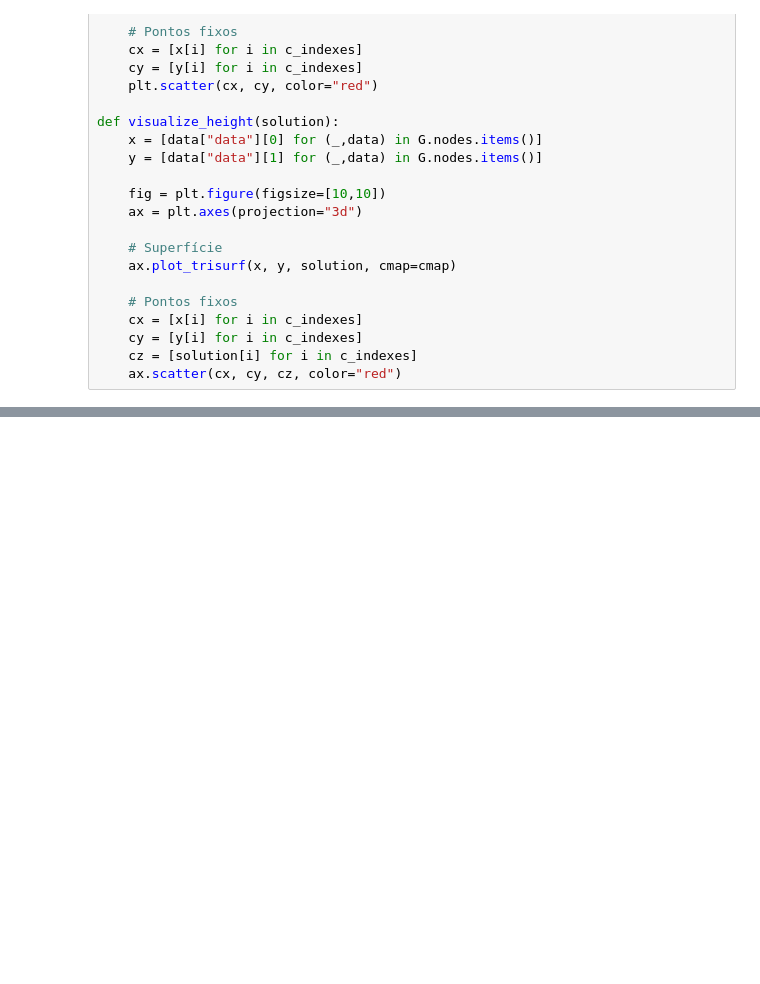
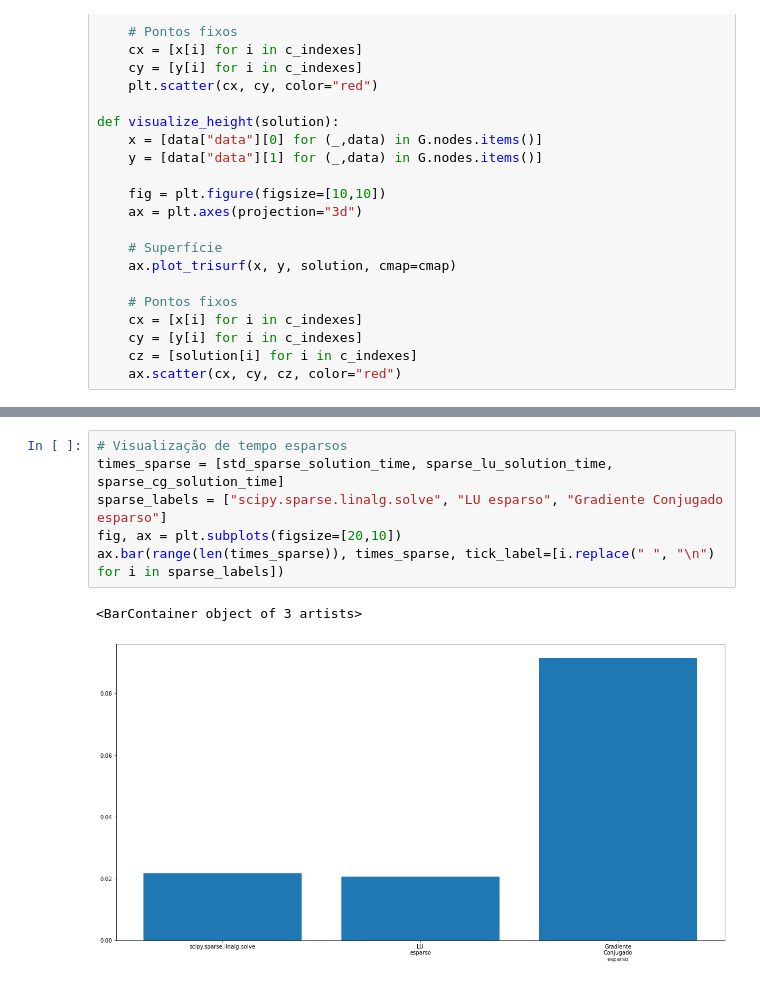
Before and after one commit to Math-42/T1-Calculo-numerico, a Jupyter notebook: T1.ipynb, the cells around one changed output, grey strips where cells are left out. Drawn from its saved outputs; the diff is of its cells as text; blank space fills up the shorter version.

```diff
--- a/T1.ipynb
+++ b/T1.ipynb
@@ -510,0 +518,9 @@ ax.bar(range(len(times)), times, tick_label=[i.replace(" ", "\n") for i in times
+# %%
+# Visualização de tempo esparsos
+times_sparse = [std_sparse_solution_time, sparse_lu_solution_time, sparse_cg_solution_time]
+sparse_labels = ["scipy.sparse.linalg.solve", "LU esparso", "Gradiente Conjugado esparso"]
+fig, ax = plt.subplots(figsize=[20,10])
+ax.bar(range(len(times_sparse)), times_sparse, tick_label=[i.replace(" ", "\n") for i in sparse_labels])
+# %% [output]
+<BarContainer object of 3 artists>
+[figure, added]
```
Also changed, not shown: parts of 15 cells of this notebook.
